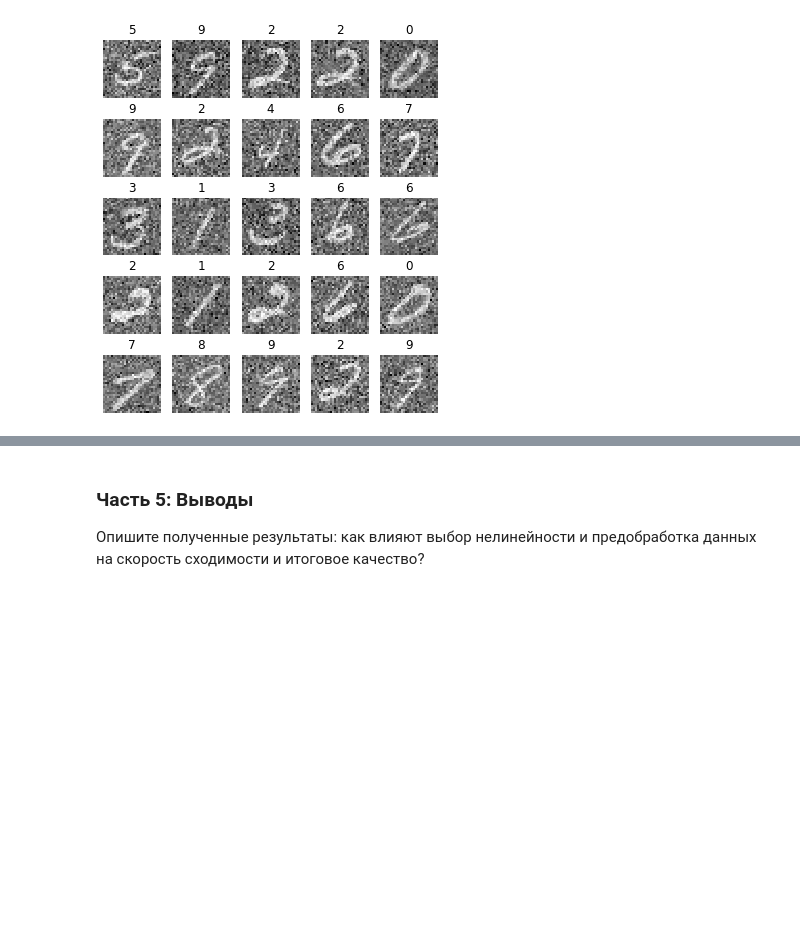
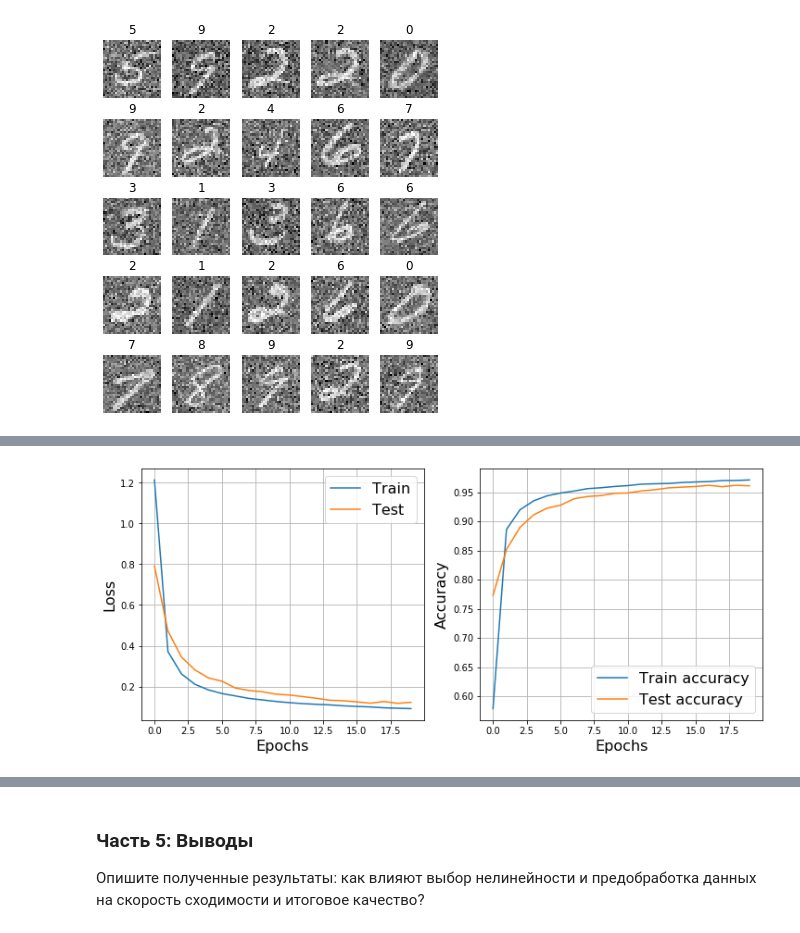
Before and after one commit to excander/neural_networks_sphere_2, a Jupyter notebook: Seminar 2/miklin_2, Back propagation for MNIST.ipynb, the cells around one changed output, grey strips where cells are left out. Saved outputs shown, nothing was run; the diff lists cells and outputs as text; code cells hidden in the pictures; blank space fills up the shorter version.

```diff
--- a/Seminar 2/miklin_2, Back propagation for MNIST.ipynb
+++ b/Seminar 2/miklin_2, Back propagation for MNIST.ipynb
@@ -464,0 +511,19 @@ for i in range(25):
+# %%
+all_train_dataset = ConcatDataset([comb_train_dataset, noise_train_dataset])
+all_test_dataset = ConcatDataset([comb_test_dataset, noise_train_dataset])
+
+all_train_loader = DataLoader(all_train_dataset, batch_size=32, shuffle=False)
+all_test_loader = DataLoader(all_test_dataset, batch_size=32, shuffle=False)
+# %%
+%%time
+network = NeuralNetwork([
+    Linear(784, 100), ReLU(),
+    Linear(100, 100), ReLU(),
+    Linear(100, 10)
+])
+loss = NLLLoss()
+tr_ra, ts_ra, tr_ac_ra, ts_ac_ra = train(network, 20, 0.01, plot=True, verbose=True,
+                                        train_loader = all_train_loader,
+                                        test_loader = all_test_loader
+                                        )
+# %% [output]
@@ -464,0 +531 @@ for i in range(25):
+[figure, added]
```
Also changed, not shown: parts of 12 cells of this notebook.
